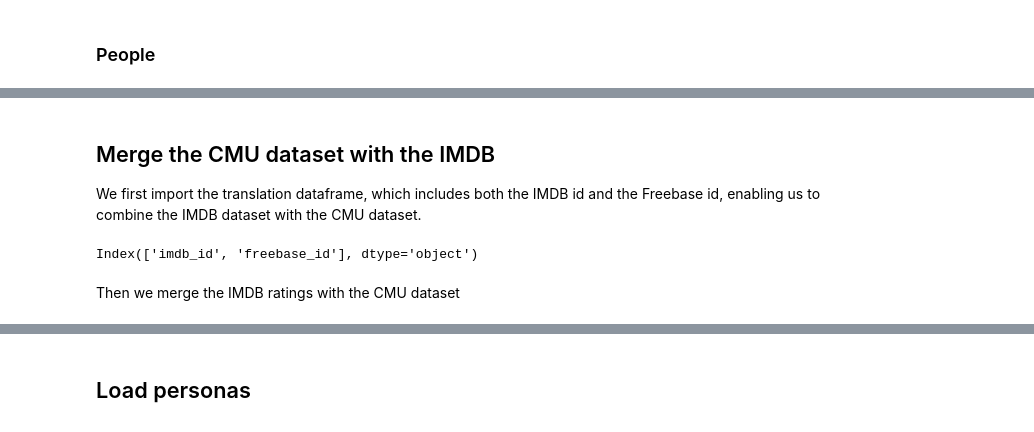
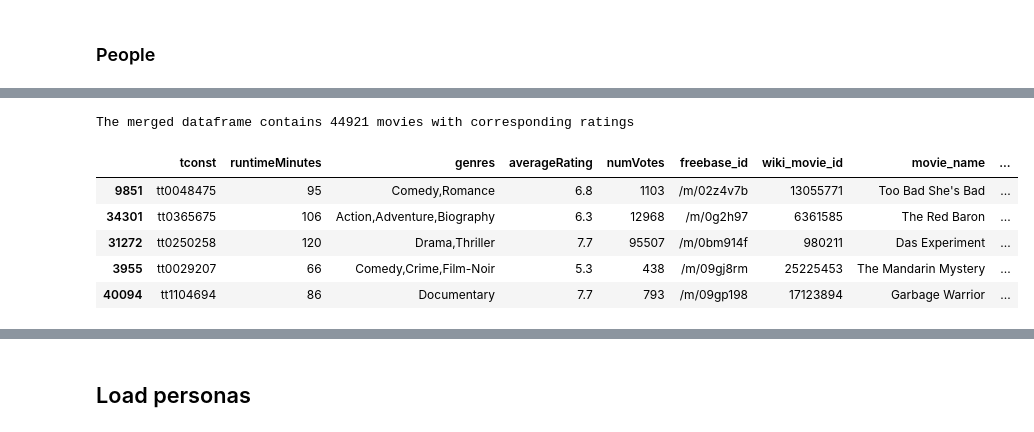
Before and after one commit to epfl-ada/ada-2023-project-advanceddataarsonists, a Jupyter notebook: data_exploring.ipynb, the cells around one changed output, grey strips where cells are left out. Cells and saved outputs as stored; diff of their text form; code cells hidden in the pictures.

```diff
--- a/data_exploring.ipynb
+++ b/data_exploring.ipynb
@@ -236,2 +251,26 @@ imdb_title_df.sample(5)
+# %%
+imdb_title_with_rating_translated = imdb_title_with_rating.merge(translation_id, how='inner', left_on='tconst', right_on='imdb_id').copy()
+imdb_title_with_rating_translated = imdb_title_with_rating_translated.drop(["imdb_id"], axis=1)
+# %%
+cmu_movies_w_imdb_rating = imdb_title_with_rating_translated.merge(movies_df, how='inner', left_on='freebase_id', right_on='freebase_movie_id').copy()
+# %%
+# IMDB start year has no missing data, so we insert it into "NaN" fields of "movie_release_date" and drop "startYear"
+missing_years = cmu_movies_w_imdb_rating[cmu_movies_w_imdb_rating['movie_release_date'].isna()].index
+cmu_movies_w_imdb_rating.loc[missing_years, 'movie_release_date'] = cmu_movies_w_imdb_rating.loc[missing_years, 'startYear']
+# %%
+# We have MANY depulicated attributes
+# We evaluated for each pair which column had more missing data and dropped it in favor of the other
+cmu_movies_w_imdb_rating = cmu_movies_w_imdb_rating.drop(["freebase_movie_id", "titleType", "isAdult", "endYear", "primaryTitle", "originalTitle", "movie_release_year", "movie_runtime", "startYear"], axis=1)
+# %%
+print(f"The merged dataframe contains {len(cmu_movies_w_imdb_rating)} movies with corresponding ratings")
+# %% [output]
+The merged dataframe contains 44921 movies with corresponding ratings
 # %%
-imdb_people_df.sample(5)
+cmu_movies_w_imdb_rating.sample(5)
+# %% [output]
+|  | tconst | runtimeMinutes | genres | averageRating | numVotes | freebase_id | wiki_movie_id | movie_name | ... |
+| 9851 | tt0048475 | 95 | Comedy,Romance | 6.8 | 1103 | /m/02z4v7b | 13055771 | Too Bad She's Bad | ... |
+| 34301 | tt0365675 | 106 | Action,Adventure,Biography | 6.3 | 12968 | /m/0g2h97 | 6361585 | The Red Baron | ... |
+| 31272 | tt0250258 | 120 | Drama,Thriller | 7.7 | 95507 | /m/0bm914f | 980211 | Das Experiment | ... |
+| 3955 | tt0029207 | 66 | Comedy,Crime,Film-Noir | 5.3 | 438 | /m/09gj8rm | 25225453 | The Mandarin Mystery | ... |
+| 40094 | tt1104694 | 86 | Documentary | 7.7 | 793 | /m/09gp198 | 17123894 | Garbage Warrior | ... |
@@ -244,11 +276,0 @@ imdb_ratings_meta.head()
-# %% [markdown]
-## Merge the CMU dataset with the IMDB
-
-We first import the translation dataframe, which includes both the IMDB id and the Freebase id, enabling us to combine the IMDB dataset with the CMU dataset.
-# %%
-translation_id = load_translation_df()
-translation_id.columns
-# %% [output]
-Index(['imdb_id', 'freebase_id'], dtype='object')
-# %% [markdown]
-Then we merge the IMDB ratings with the CMU dataset
```
Also changed, not shown: parts of 29 cells of this notebook.
